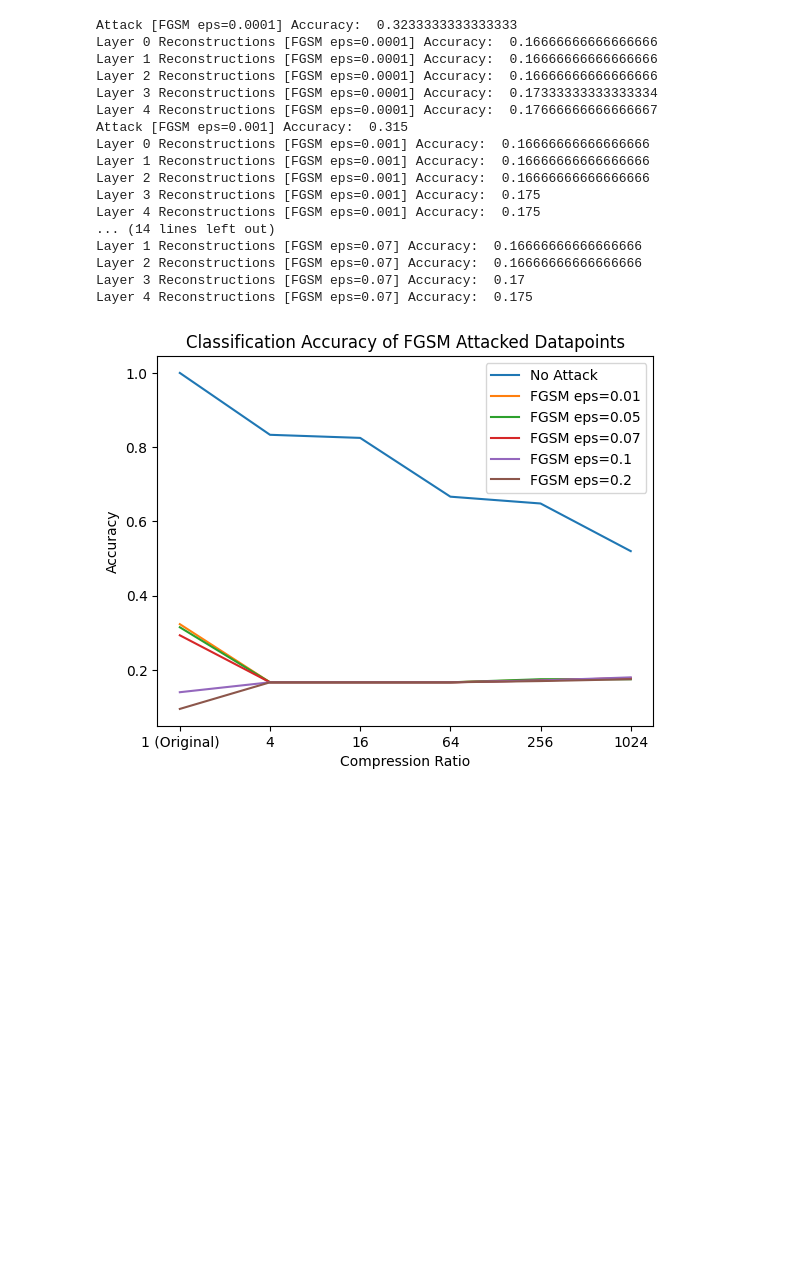
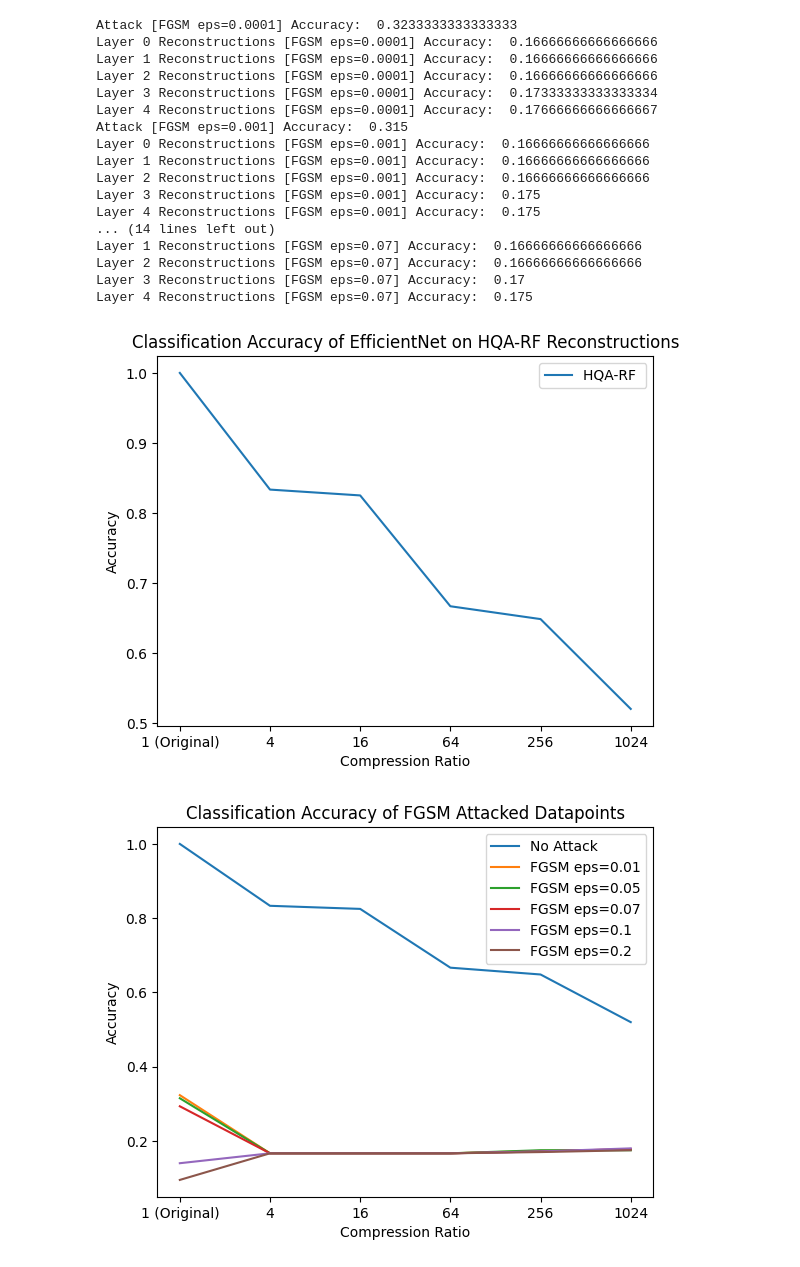
Before and after one commit to armanirodriguez/thesis-code, a Jupyter notebook: Modulations_experiments.ipynb, the cells around one changed output. Cells and saved outputs as stored; diff of their text form; code cells hidden in the pictures; blank space fills up the shorter version.

Commit message:
modulations_accuracy_curve.png

```diff
--- a/Modulations_experiments.ipynb
+++ b/Modulations_experiments.ipynb
@@ -252,6 +252,19 @@ Layer 1 Reconstructions [FGSM eps=0.07] Accuracy:  0.16666666666666666
 Layer 2 Reconstructions [FGSM eps=0.07] Accuracy:  0.16666666666666666
 Layer 3 Reconstructions [FGSM eps=0.07] Accuracy:  0.17
 Layer 4 Reconstructions [FGSM eps=0.07] Accuracy:  0.175
+# %%
+layers = ["1 (Original)", "4", "16", "64", "256", "1024"]
+plt.plot(layers, accuracies_no_attack, label="HQA-RF ")
+
+plt.title("Classification Accuracy of EfficientNet on HQA-RF Reconstructions")
+plt.ylabel("Accuracy")
+plt.xlabel("Compression Ratio")
+plt.ylim(0)
+plt.legend()
+plt.savefig("./resources/modulations_accuracy_curve.png")
+plt.show()
+# %% [output]
+[figure, added]
 # %%
 layers = ["1 (Original)", "4", "16", "64", "256", "1024"]
 plt.plot(layers, accuracies_no_attack, label="No Attack")
```
Also changed, not shown: parts of 1 cell of this notebook, 1 other file.
